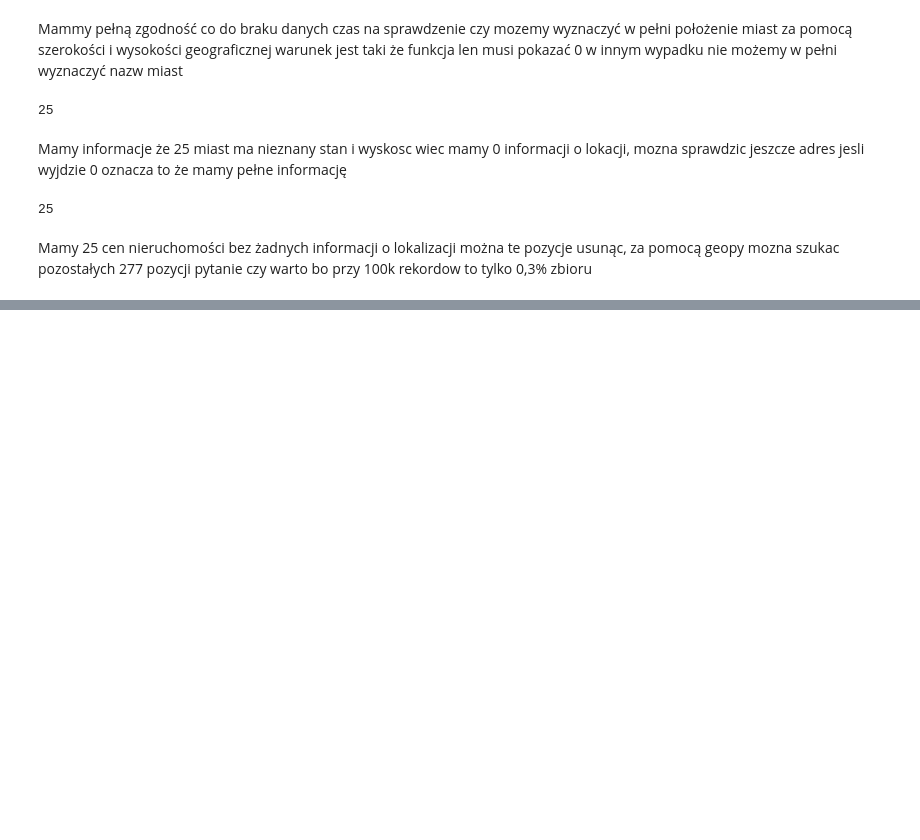
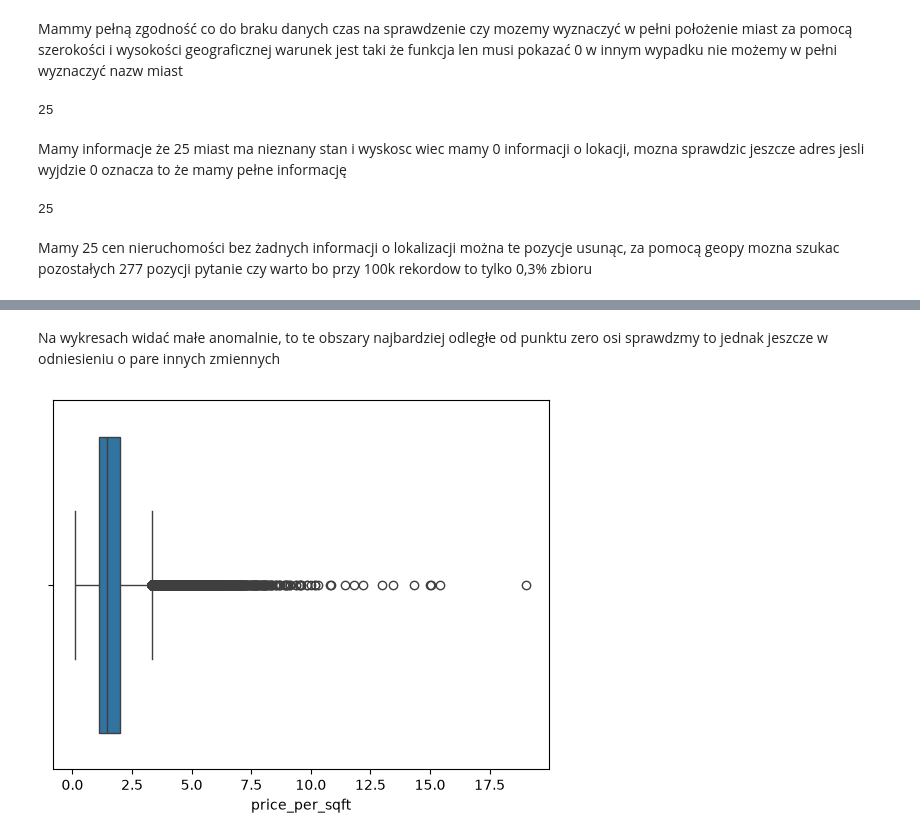
Before and after one commit to michalinahinc/Kurs_Analiza, a Jupyter notebook: Czysczenie_danych_wersja_filipa.ipynb, the cells around one changed output, grey strips where cells are left out. Drawn from its saved outputs; the diff is of its cells as text; code cells hidden in the pictures; blank space fills up the shorter version.

```diff
--- a/Czysczenie_danych_wersja_filipa.ipynb
+++ b/Czysczenie_danych_wersja_filipa.ipynb
@@ -180,0 +369,8 @@ Mamy 25 cen nieruchomości bez żadnych informacji o lokalizacji można te pozyc
+# %% [markdown]
+Na wykresach widać małe anomalnie, to te obszary najbardziej odległe od punktu zero osi sprawdzmy to jednak jeszcze w odniesieniu o pare innych zmiennych
+# %%
+df_apartments['price_per_sqft'] = df_apartments['price'] / df_apartments['square_feet']
+sb.boxplot(x=df_apartments['price_per_sqft'])
+py.show()
+# %% [output]
+[figure, added]
```
Also changed, not shown: parts of 27 cells of this notebook.
